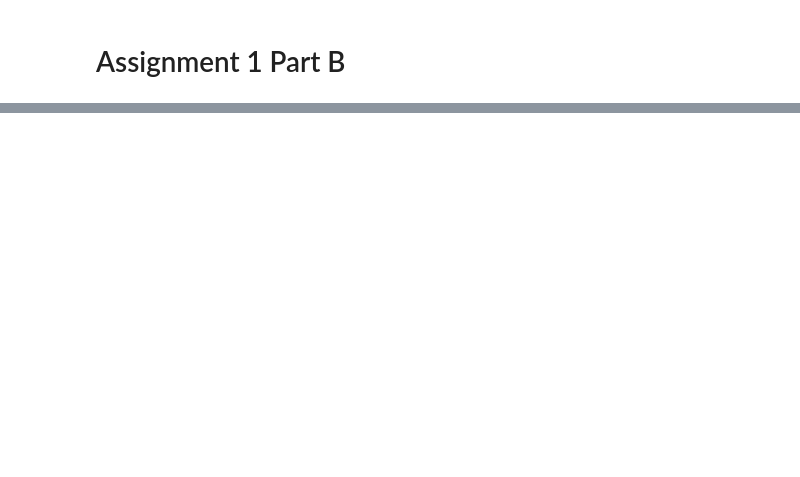
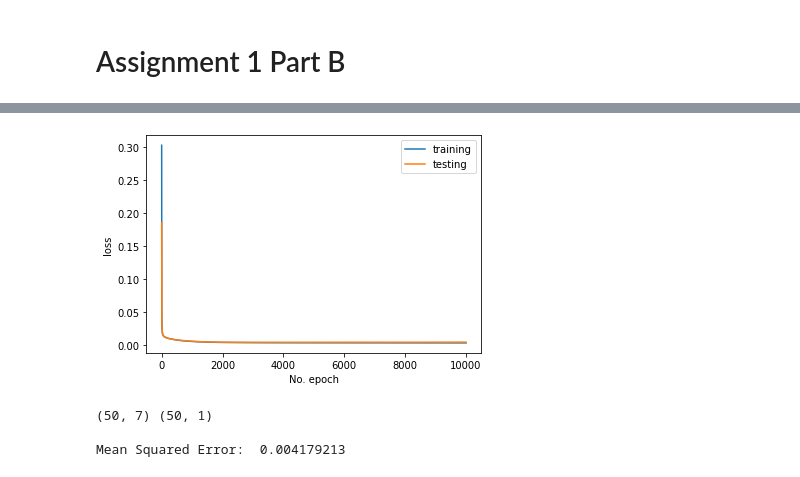
Before and after one commit to FremontTeng/CZ2005-Operarting-System, a Jupyter notebook: CZ4042/Assigment 1/assignment_1b.ipynb, the cells around one changed output, grey strips where cells are left out. Cells and saved outputs as stored; diff of their text form; code cells hidden in the pictures; blank space fills up the shorter version.

```diff
--- a/CZ4042/Assigment 1/assignment_1b.ipynb
+++ b/CZ4042/Assigment 1/assignment_1b.ipynb
@@ -126,0 +195,10 @@ plt.show()
+# %%
+# plot learning curves
+plt.plot(histories['regn_train'].history['loss'], label='training')
+plt.plot(histories['regn_train'].history['val_loss'], label='testing')
+plt.ylabel('loss')
+plt.xlabel('No. epoch')
+plt.legend(loc="upper right")
+plt.show()
+# %% [output]
+[figure, added]
@@ -126,0 +208,14 @@ plt.show()
+# %%
+# experiment with any 50 datasets
+ranX,ranTestX,ranY,ranTestY=train_test_split(X_data, Y_data,train_size=50/400)
+
+# predicted and target values for any 50 samples
+train50X, test50X, train50Y, test50Y = train_test_split(X_data, Y_data, test_size=50)
+print(test50X.shape, test50Y.shape)
+print()
+pred50y = modelUsed.predict(x=test50X)
+print('Mean Squared Error: ', np.mean(mean_squared_error(test50Y, pred50y)))
+# %% [output]
+(50, 7) (50, 1)
+
+Mean Squared Error:  0.004179213
```
Also changed, not shown: parts of 43 cells of this notebook.
